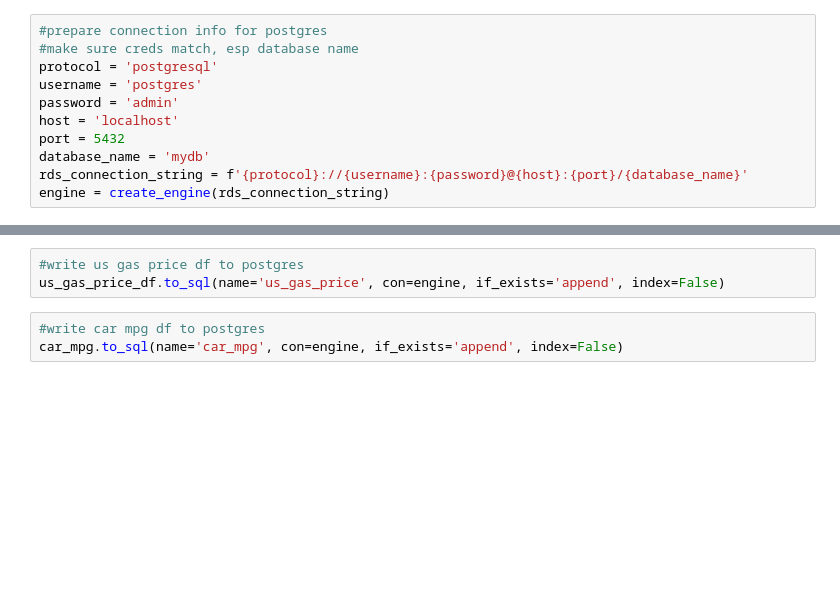
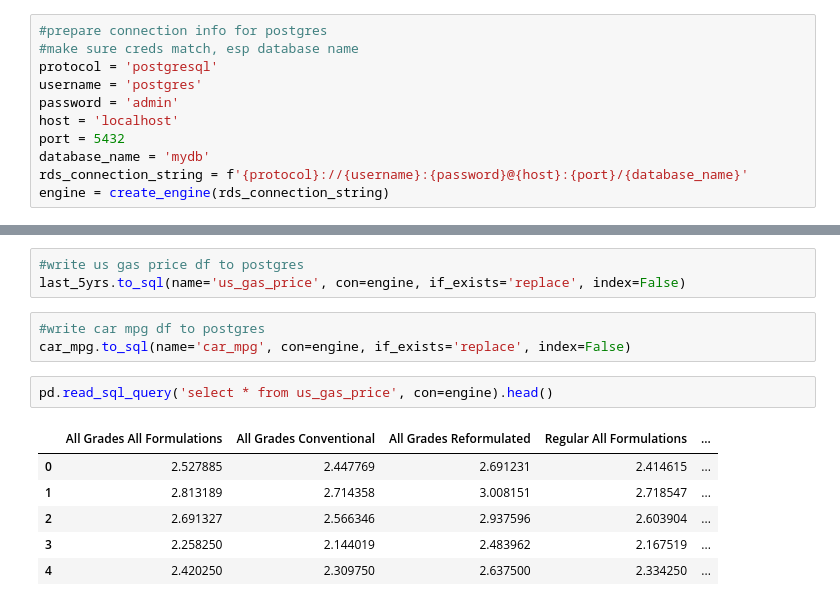
Before and after one commit to JessePRN/Project2Team7, a Jupyter notebook: us_fuel_prices_etl-Yi.ipynb, the cells around one changed output, grey strips where cells are left out. Saved outputs shown, nothing was run; the diff lists cells and outputs as text; blank space fills up the shorter version.

```diff
--- a/us_fuel_prices_etl-Yi.ipynb
+++ b/us_fuel_prices_etl-Yi.ipynb
@@ -282,6 +266,15 @@ car_mpg.head()
 # %%
 #write us gas price df to postgres
-us_gas_price_df.to_sql(name='us_gas_price', con=engine, if_exists='append', index=False)
+last_5yrs.to_sql(name='us_gas_price', con=engine, if_exists='replace', index=False)
 # %%
 #write car mpg df to postgres
-car_mpg.to_sql(name='car_mpg', con=engine, if_exists='append', index=False)
+car_mpg.to_sql(name='car_mpg', con=engine, if_exists='replace', index=False)
+# %%
+pd.read_sql_query('select * from us_gas_price', con=engine).head()
+# %% [output]
+|  | All Grades All Formulations | All Grades Conventional | All Grades Reformulated | Regular All Formulations | ... |
+| 0 | 2.527885 | 2.447769 | 2.691231 | 2.414615 | ... |
+| 1 | 2.813189 | 2.714358 | 3.008151 | 2.718547 | ... |
+| 2 | 2.691327 | 2.566346 | 2.937596 | 2.603904 | ... |
+| 3 | 2.258250 | 2.144019 | 2.483962 | 2.167519 | ... |
+| 4 | 2.420250 | 2.309750 | 2.637500 | 2.334250 | ... |
```
Also changed, not shown: parts of 17 cells of this notebook.
